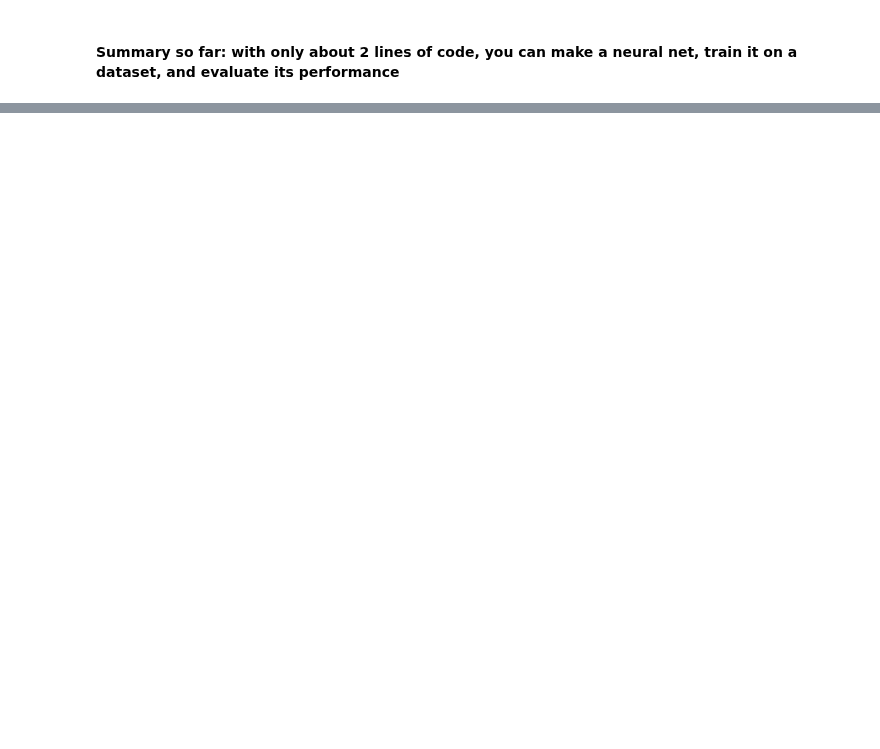
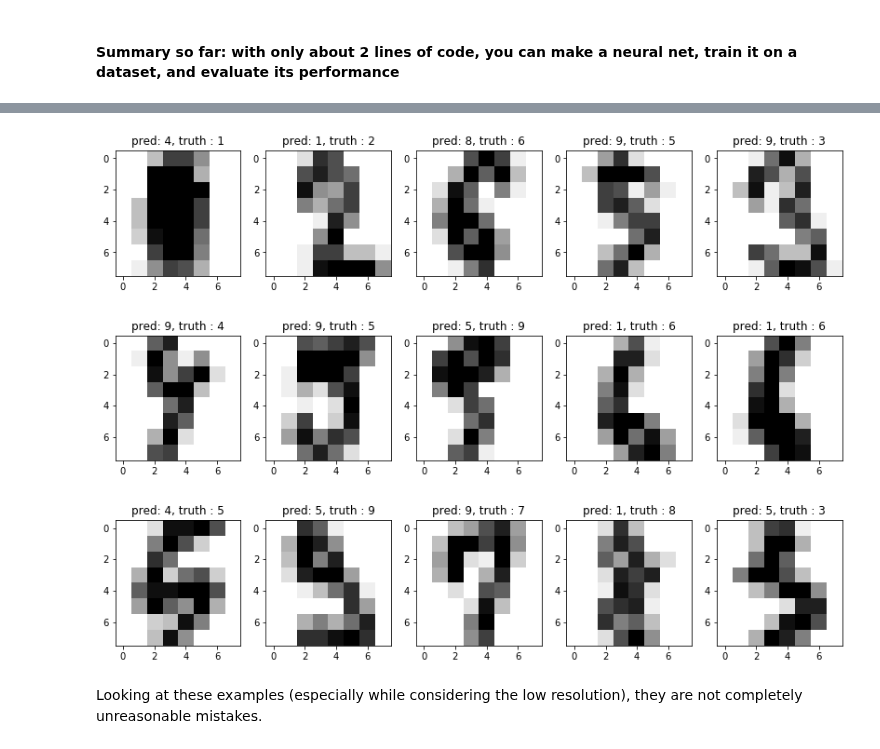
Before and after one commit to oercompbiomed/CBM101, a Jupyter notebook: H_Neural_Networks/2_Feed_Forward_Neural_Networks.ipynb, the cells around one changed output, grey strips where cells are left out. Drawn from its saved outputs; the diff is of its cells as text; code cells hidden in the pictures; blank space fills up the shorter version.

Commit message:
added example, conf mat and exercise

```diff
--- a/H_Neural_Networks/2_Feed_Forward_Neural_Networks.ipynb
+++ b/H_Neural_Networks/2_Feed_Forward_Neural_Networks.ipynb
@@ -105,0 +188,13 @@ As you can see, the train accuracy is overly optimistic, with a perfect predicti
+# %%
+#wrong_pred_idx = ## insert your code here np.where(pred != y_test)
+
+fig = plt.figure(figsize=(14,14))
+for (k, i) in enumerate(wrong_pred_idx[0]):
+    ax = fig.add_subplot(3,5,k+1)
+    img = X_test[i].reshape(8,8)
+    plt.imshow(img, cmap=cm)
+    plt.title(f"pred: {pred[i]}, truth : {y_test[i]}")
+# %% [output]
+[figure, added]
+# %% [markdown]
+Looking at these examples (especially while considering the low resolution), they are not completely unreasonable mistakes.
```
Also changed, not shown: parts of 16 cells of this notebook.
